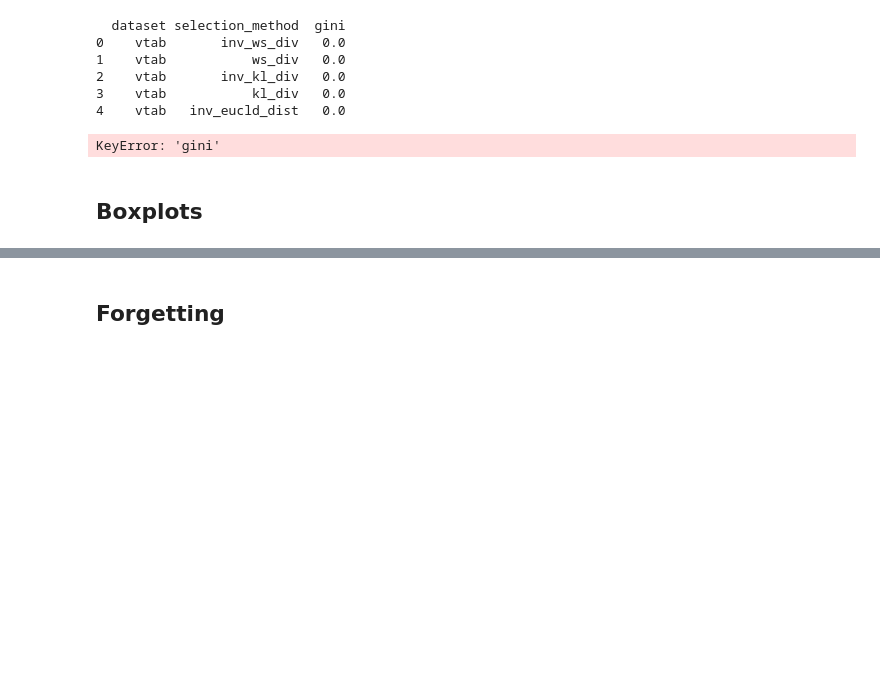
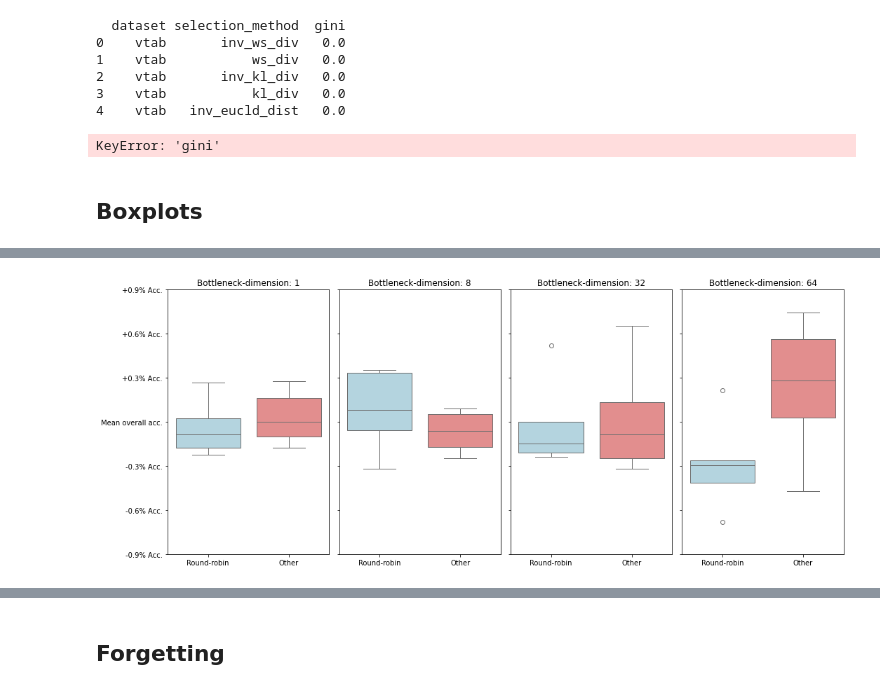
Before and after one commit to aerozonr2/Thesis_Experimente, a Jupyter notebook: LayUp/Graphics.ipynb, the cells around one changed output, grey strips where cells are left out. Saved outputs shown, nothing was run; the diff lists cells and outputs as text; code cells hidden in the pictures; blank space fills up the shorter version.

```diff
--- a/LayUp/Graphics.ipynb
+++ b/LayUp/Graphics.ipynb
@@ -379,7 +379,8 @@ KeyError: 'gini'
 # %%
 _431_boxplots = [
     "belaschindler-university-hamburg/0schindl-LayUp_sweeps_question1_results/t7w1x4nk",
-    "belaschindler-university-hamburg/0schindl-LayUp_sweeps_question1_results/bfe5w3m4"
+    "belaschindler-university-hamburg/0schindl-LayUp_sweeps_question1_results/bfe5w3m4",
+    "belaschindler-university-hamburg/0schindl-LayUp_sweeps_question1_results/yuo1pxmz" # Around seeds
 ]
 table_431_boxplots = []
 for i , s in enumerate(_431_boxplots):
@@ -521,0 +520,82 @@ Für Y-Achse Mean Accuracy in die mitte und dann nach oben und unten -1 und +1 .
+# %%
+import matplotlib.pyplot as plt
+import seaborn as sns
+import numpy as np
+import os
+import string
+
+# --- Annahme: Die Listen accuracy_around_1, accuracy_other_1, ..., accuracy_other_64 sind bereits gefüllt ---
+
+# Daten für die vier Boxplots (jeweils 2 Boxen)
+data_group1 = [accuracy_around_1, accuracy_other_1]
+data_group2 = [accuracy_around_8, accuracy_other_8]
+data_group3 = [accuracy_around_32, accuracy_other_32]
+data_group4 = [accuracy_around_64, accuracy_other_64]
+
+# Beschriftungen für die Boxen jeder Gruppe
+labels = ['Round-robin', 'Other']
+
+# Farben für die Boxen
+colors = ['lightblue', 'lightcoral']
+
+# --- Erstellen der Boxplots ---
+plt.figure(figsize=(15, 6))  # Größe der Abbildung anpassen
+
+# Definiere die variablen Y-Achsen-Schritte für jede Bottleneck-Dimension
+y_step = {1: 0.003, 8: 0.003, 32: 0.003, 64: 0.003}  # Beispielwerte, anpassbar
+
+# Funktion zum Erstellen eines einzelnen Boxplots mit angepasster Y-Achse
+def create_boxplot(data, title, subplot_index, y_step_value, y_label=False):
+    plt.subplot(1, 4, subplot_index)
+    sns.boxplot(data=data, palette=colors)
+    plt.title(title)
+    plt.xticks(range(len(labels)), labels)
+
+    # Berechne den Mittelwert aller Daten in dieser Gruppe
+    all_data = np.concatenate(data)
+    mean_accuracy = np.mean(all_data) if all_data.size > 0 else 0.5  # Standardwert, falls keine Daten
+
+    # Setze die Y-Achsenbegrenzungen basierend auf dem Mittelwert und dem variablen Schritt
+    lower_bound = mean_accuracy - 3 * y_step_value
+    upper_bound = mean_accuracy + 3 * y_step_value
+    plt.ylim(lower_bound, upper_bound)
+
+    # Definiere die Y-Tick-Positionen und Beschriftungen
+    yticks = np.linspace(lower_bound, upper_bound, 7)
+    yticklabels = []
+    for i in range(-3, 4):
+        if i < 0:
+            yticklabels.append(f"{round(i*y_step_value * 100, 3)}% Acc.")
+        elif i == 0:
+            yticklabels.append("Mean overall acc.")
+        else:
+            yticklabels.append(f"+{round(i*y_step_value * 100, 3)}% Acc.")
+    if y_label:
+        plt.yticks(yticks, yticklabels)
+    else:
+        plt.yticks(yticks, ["" for i in range(7)])
+# Erster Boxplot
+create_boxplot(data_group1, 'Bottleneck-dimension: 1', 1, y_step[1], y_label=True)
+
+# Zweiter Boxplot
+create_boxplot(data_group2, 'Bottleneck-dimension: 8', 2, y_step[8])
+
+# Dritter Boxplot
+create_boxplot(data_group3, 'Bottleneck-dimension: 32', 3, y_step[32])
+
+# Vierter Boxplot
+create_boxplot(data_group4, 'Bottleneck-dimension: 64', 4, y_step[64])
+
+plt.tight_layout()  # Verhindert Überlappungen
+
+# Speichern der Abbildung als PNG-Datei
+filename = "vier_boxplots_umbenannte_yticks_abc.png"
+output_dir = "local_saved_graphics"
+os.makedirs(output_dir, exist_ok=True)
+output_file = os.path.join(output_dir, filename)
+plt.savefig(output_file)
+
+print(f"Die PNG-Datei '{output_file}' wurde erstellt.")
+
+plt.show()
+# %% [output]
@@ -521,0 +603 @@ Für Y-Achse Mean Accuracy in die mitte und dann nach oben und unten -1 und +1 .
+[figure, added]
```
Also changed, not shown: parts of 21 cells of this notebook, 5 other files.
